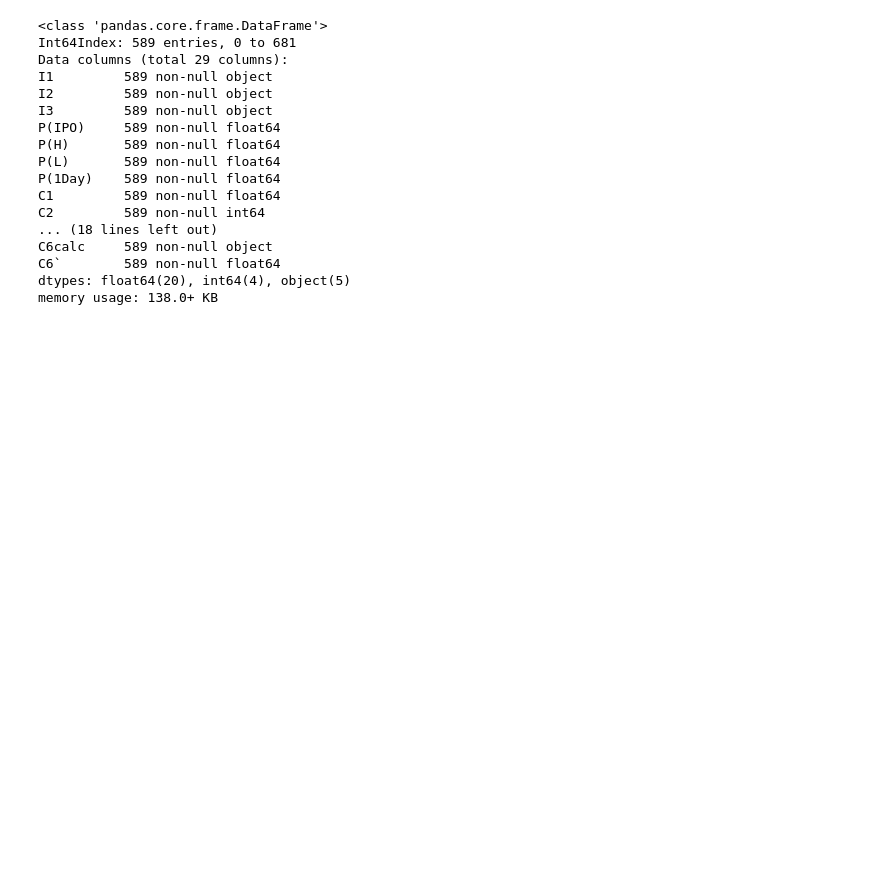
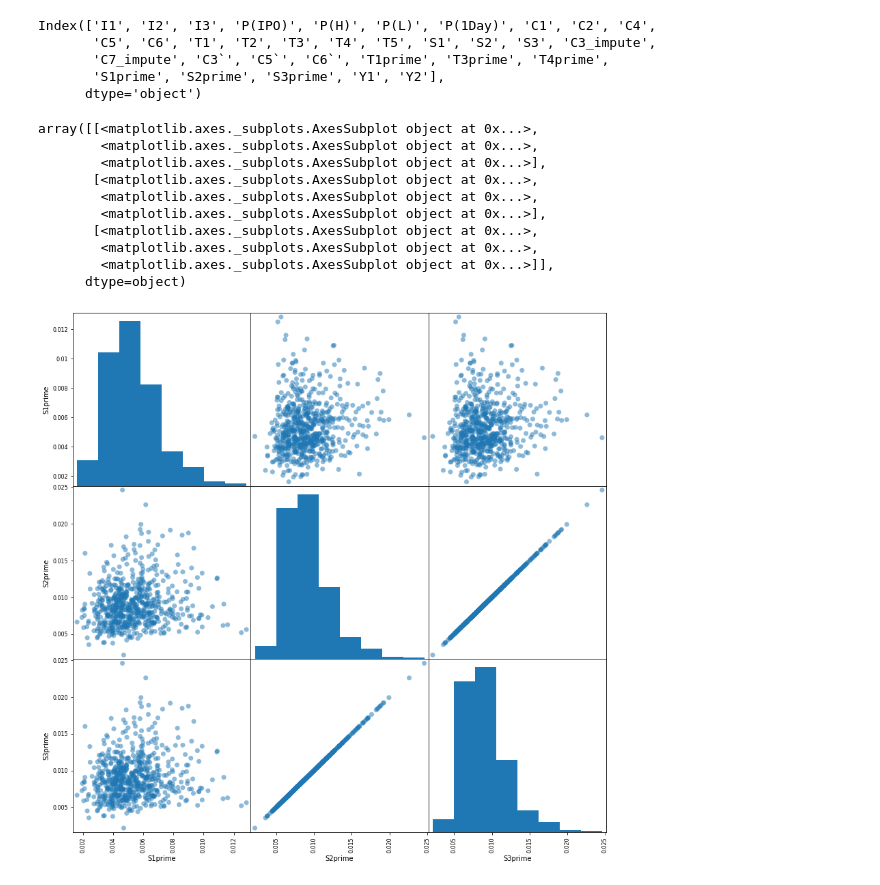
Before and after one commit to fairfield-university-ba545/project1-mem, a Jupyter notebook: ERIK_TEST.ipynb, the cells around one changed output. Saved outputs shown, nothing was run; the diff lists cells and outputs as text; code cells hidden in the pictures; blank space fills up the shorter version.

```diff
--- a/ERIK_TEST.ipynb
+++ b/ERIK_TEST.ipynb
@@ -202,26 +227,22 @@ memory usage: 138.0+ KB
+# %%
+# exclude C6Calc and put Y1, Y2 at the end
+data = data[['I1', 'I2', 'I3', 'P(IPO)', 'P(H)', 'P(L)', 'P(1Day)', 'C1', 'C2', 'C4',
+       'C5', 'C6', 'T1', 'T2', 'T3', 'T4', 'T5', 'S1', 'S2', 'S3', 'C3_impute',
+       'C7_impute', 'C3`', 'C5`', 'C6`',
+       'T1prime', 'T3prime', 'T4prime', 'S1prime', 'S2prime', 'S3prime','Y1', 'Y2']]
+# %%
+data.columns
+# %% [output]
+Index(['I1', 'I2', 'I3', 'P(IPO)', 'P(H)', 'P(L)', 'P(1Day)', 'C1', 'C2', 'C4',
+       'C5', 'C6', 'T1', 'T2', 'T3', 'T4', 'T5', 'S1', 'S2', 'S3', 'C3_impute',
+       'C7_impute', 'C3`', 'C5`', 'C6`', 'T1prime', 'T3prime', 'T4prime',
+       'S1prime', 'S2prime', 'S3prime', 'Y1', 'Y2'],
+      dtype='object')
 # %%
-data['C2'] = data['C2'].astype(int)
-data['I3'] = data['I3'].astype(str)
+#data['C2'] = data['C2'].astype(int)
+#data['I3'] = data['I3'].astype(str)
 # changing to correct type --> to continous
-cols = ['P(IPO)','P(H)','P(L)','P(1Day)','C1','C3','C4','C5','C6','C7','T1','T2','T3','T4','T5','S1','S2','S3']
-data[cols] = data[cols].astype(float)
-data.info()
+#cols = ['P(IPO)','P(H)','P(L)','P(1Day)','C1','C3','C4','C5','C6','C7','T1','T2','T3','T4','T5','S1','S2','S3']
+#data[cols] = data[cols].astype(float)
+#data.info()
-# %% [output]
-<class 'pandas.core.frame.DataFrame'>
-Int64Index: 589 entries, 0 to 681
-Data columns (total 29 columns):
-I1         589 non-null object
-I2         589 non-null object
-I3         589 non-null object
-P(IPO)     589 non-null float64
-P(H)       589 non-null float64
-P(L)       589 non-null float64
-P(1Day)    589 non-null float64
-C1         589 non-null float64
-C2         589 non-null int64
-... (18 lines left out)
-C6calc     589 non-null object
-C6`        589 non-null float64
-dtypes: float64(20), int64(4), object(5)
-memory usage: 138.0+ KB
 # %%
@@ -228,0 +250,14 @@ data.to_csv('omg2')
+# %%
+pd.plotting.scatter_matrix(data[['S1prime', 'S2prime', 'S3prime']], figsize=(14,14), hist_kwds={'bins':8}, alpha=.5, marker='o', s=50)
+# %% [output]
+array([[<matplotlib.axes._subplots.AxesSubplot object at 0x...>,
+        <matplotlib.axes._subplots.AxesSubplot object at 0x...>,
+        <matplotlib.axes._subplots.AxesSubplot object at 0x...>],
+       [<matplotlib.axes._subplots.AxesSubplot object at 0x...>,
+        <matplotlib.axes._subplots.AxesSubplot object at 0x...>,
+        <matplotlib.axes._subplots.AxesSubplot object at 0x...>],
+       [<matplotlib.axes._subplots.AxesSubplot object at 0x...>,
+        <matplotlib.axes._subplots.AxesSubplot object at 0x...>,
+        <matplotlib.axes._subplots.AxesSubplot object at 0x...>]],
+      dtype=object)
+[figure, added]
```
Also changed, not shown: parts of 21 cells of this notebook, 2 other files.
